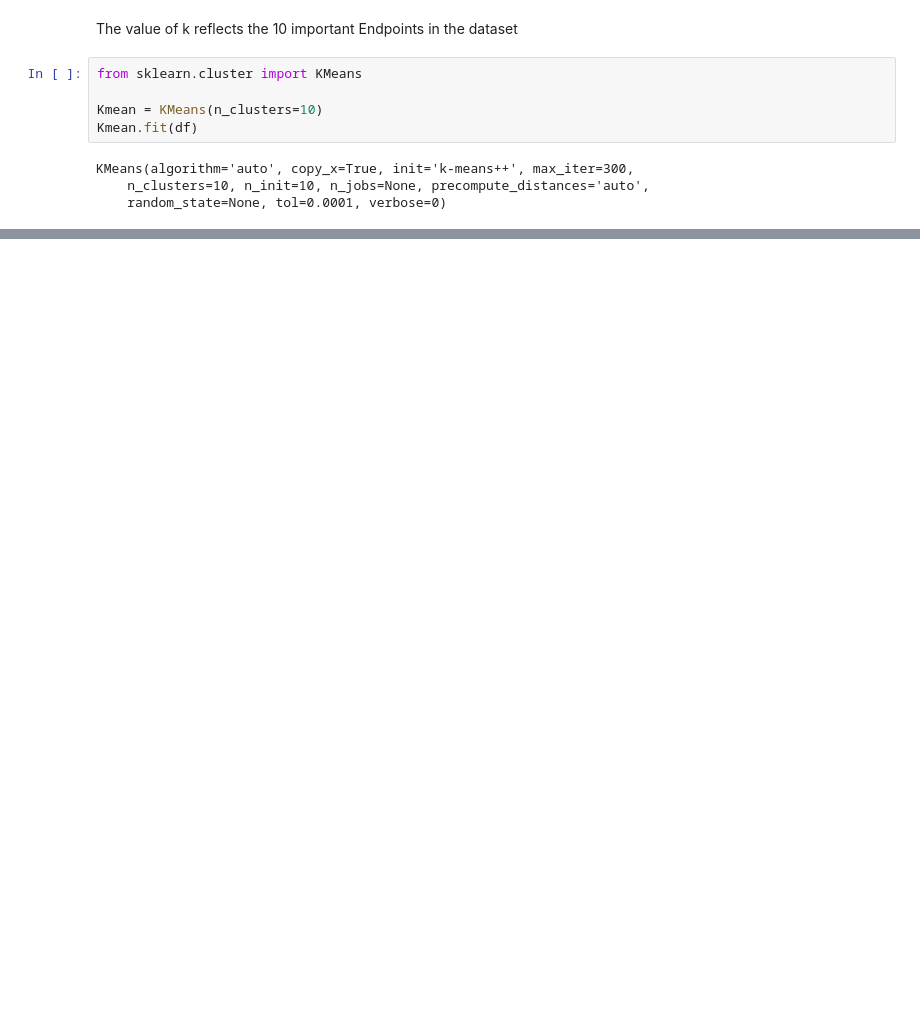
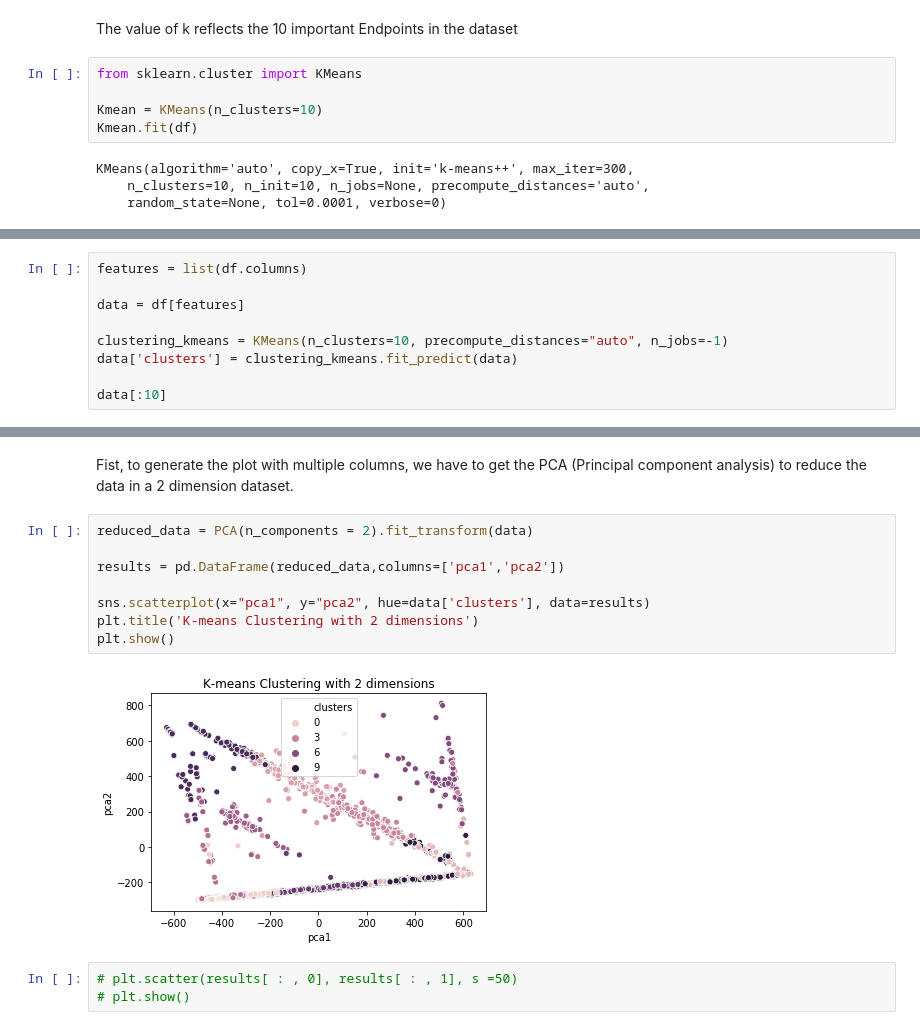
Before and after one commit to Kan4me/pupplystics, a Jupyter notebook: 0920_clustering.ipynb, the cells around one changed output, grey strips where cells are left out. Saved outputs shown, nothing was run; the diff lists cells and outputs as text; blank space fills up the shorter version.

```diff
--- a/0920_clustering.ipynb
+++ b/0920_clustering.ipynb
@@ -105,0 +117,9 @@ Kmean.labels_
+# %%
+features = list(df.columns)
+
+data = df[features]
+
+clustering_kmeans = KMeans(n_clusters=10, precompute_distances="auto", n_jobs=-1)
+data['clusters'] = clustering_kmeans.fit_predict(data)
+
+data[:10]
@@ -105,0 +139,15 @@ Kmean.labels_
+# %% [markdown]
+Fist, to generate the plot with multiple columns, we have to get the PCA (Principal component analysis) to reduce the data in a 2 dimension dataset.
+# %%
+reduced_data = PCA(n_components = 2).fit_transform(data)
+
+results = pd.DataFrame(reduced_data,columns=['pca1','pca2'])
+
+sns.scatterplot(x="pca1", y="pca2", hue=data['clusters'], data=results)
+plt.title('K-means Clustering with 2 dimensions')
+plt.show()
+# %% [output]
+[figure, added]
+# %%
+# plt.scatter(results[ : , 0], results[ : , 1], s =50)
+# plt.show()
```
Also changed, not shown: parts of 12 cells of this notebook.
